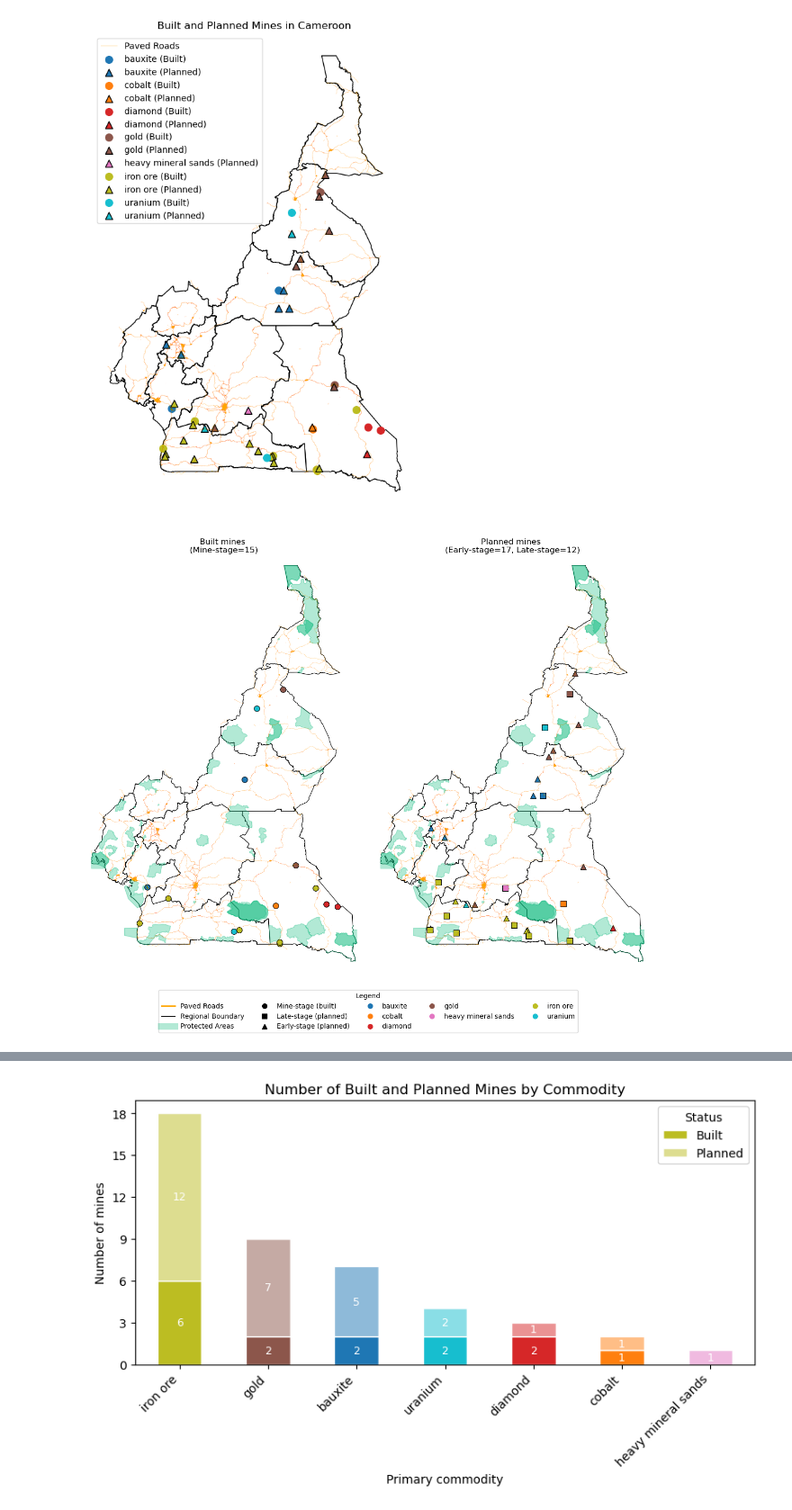
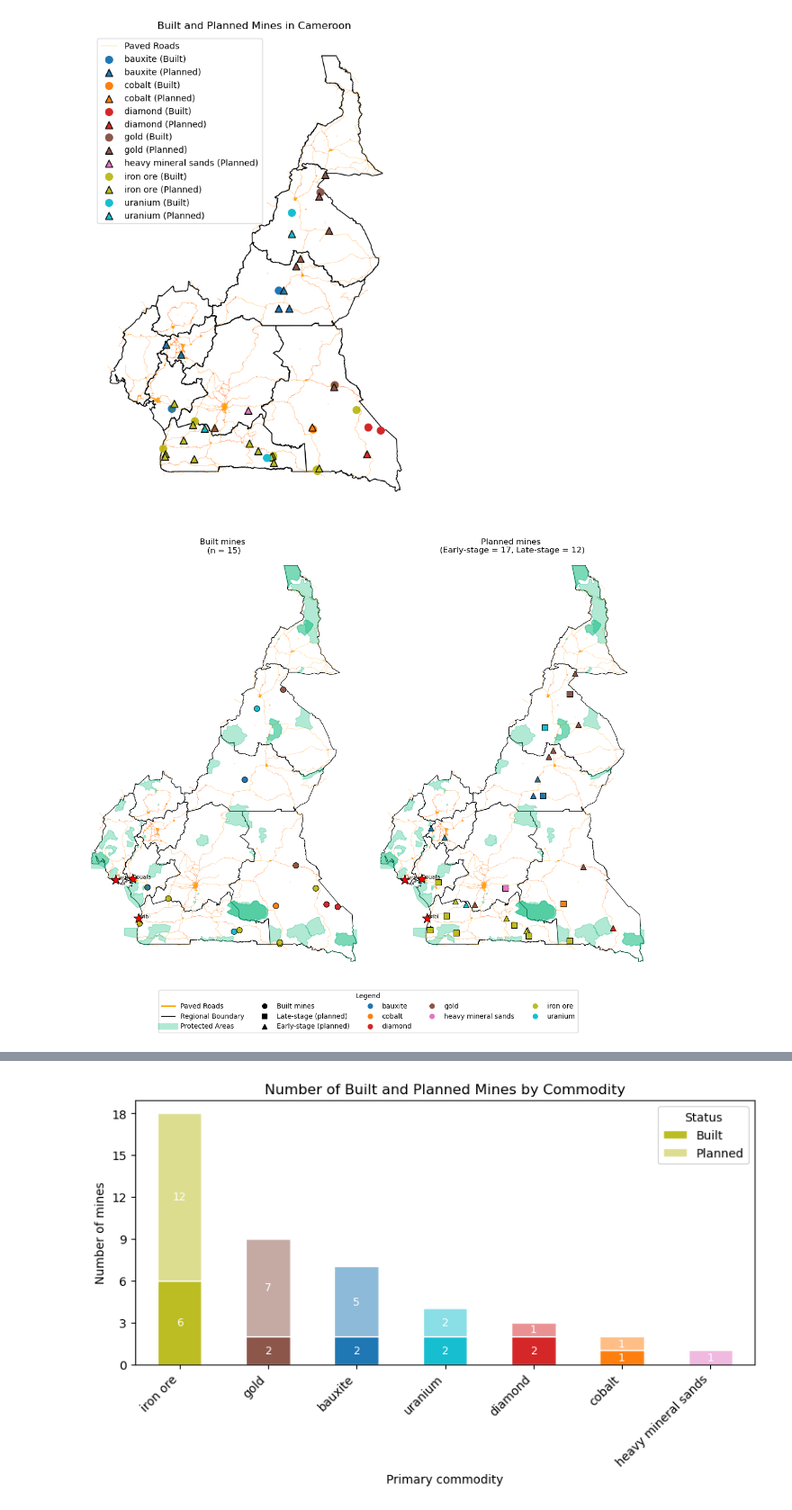
Before and after one commit to movephutthaphaiboon/strategic-road-planning, a Jupyter notebook: notebook/01_exploration-cmr-mine-locations.ipynb, the cells around one changed output, grey strips where cells are left out. Shown at 90% size. Drawn from its saved outputs; the diff is of its cells as text; code cells hidden in the pictures.

```diff
--- a/notebook/01_exploration-cmr-mine-locations.ipynb
+++ b/notebook/01_exploration-cmr-mine-locations.ipynb
@@ -669,7 +669,7 @@ for c in commodities:
         s.plot(ax=ax_left, color=commodity_colors[c], markersize=70, marker="o", edgecolor="black", linewidth=0.8)
 
 # ax_left.set_title("Built Mines")
-ax_left.set_title(f"Built mines \n (Mine-stage={len(built)}) \n", fontsize=12)
+ax_left.set_title(f"Built mines \n (n = {len(built)}) \n", fontsize=12)
 ax_left.set_xlim(xmin, xmax)
 ax_left.set_ylim(ymin, ymax)
 ax_left.axis("off")
@@ -696,24 +696,24 @@ for c in commodities:
     if not s.empty:
         s.plot(ax=ax_right, color=commodity_colors[c], markersize=70, marker="s", edgecolor="black", linewidth=0.8)
 
-ax_right.set_title(f"Planned mines \n (Early-stage={len(planned_early)}, Late-stage={len(planned_late)}) \n", fontsize=12)
+ax_right.set_title(f"Planned mines \n (Early-stage = {len(planned_early)}, Late-stage = {len(planned_late)}) \n", fontsize=12)
 ax_right.set_xlim(xmin, xmax)
 ax_right.set_ylim(ymin, ymax)
 ax_right.axis("off")
 
-# # plot ports on both panels
-# for ax in (ax_left, ax_right):
-#     for name, (lat, lon) in port_locations.items():  # dict is (lat, lon)
-#         ax.scatter(
-#             lon, lat,
-#             marker="*",
-#             s=120,
-#             color="deepskyblue",
-#             edgecolors="black",
-#             linewidths=0.8,
-#             zorder=6
-#         )
-#         ax.text(lon, lat, name, fontsize=8, color="black", zorder=7)
+# plot ports on both panels
+for ax in (ax_left, ax_right):
+    for name, (lat, lon) in port_locations.items():  # dict is (lat, lon)
+        ax.scatter(
+            lon, lat,
+            marker="*",
+            s=240,
+            color="red",
+            edgecolors="black",
+            linewidths=0.8,
+            zorder=10
+        )
+        ax.text(lon, lat, name, fontsize=8, color="black", zorder=7)
 
 # legends (commodity colors + marker shape meaning)
 commodity_handles = [
@@ -724,39 +724,39 @@ commodity_handles = [
     for c in commodities
 ]
 shape_handles = [
-    plt.Line2D([0], [0], marker="o", color="black", linestyle="None", markersize=7, label="Mine-stage (built)"),
+    plt.Line2D([0], [0], marker="o", color="black", linestyle="None", markersize=7, label="Built mines"),
     plt.Line2D([0], [0], marker="s", color="black", linestyle="None", markersize=7, label="Late-stage (planned)"),
     plt.Line2D([0], [0], marker="^", color="black", linestyle="None", markersize=7, label="Early-stage (planned)"),
 ]
 road_handles = [
     plt.Line2D([0], [0], color="orange", linewidth=2, linestyle="-", label="Paved Roads")
 ]
 region_handles = [
     plt.Line2D([0], [0], color="black", linewidth=0.8, linestyle="-", label="Regional Boundary")
 ]
 protected_area_handles = [
     plt.Line2D([0], [0], color="#00b777", alpha=0.3, linewidth=10, linestyle="-", label="Protected Areas")
 ]
 
 all_handles = road_handles + region_handles + protected_area_handles + shape_handles + commodity_handles
 all_labels = [h.get_label() for h in all_handles]
 
 # plt.suptitle("Mine locations in Cameroon", y=1.03, fontsize=14)
 plt.tight_layout(rect=[0, 0.12, 1, 0.98])  # leave more space at the bottom
 plt.subplots_adjust(bottom=0.15)  # adjust as needed for your legend height
 
 fig.legend(
     handles=all_handles,
     labels=all_labels,
     title="Legend",
     loc="upper center",
     bbox_to_anchor=(0.5, 0.1),  # 0.01 puts it just below the axes
     ncol=5,
     frameon=True
 )
 plt.show()
 # %% [output]
-[figure, old version]
+[figure, new version]
 # %%
 # consistent colors by commodity
 commodities = sorted(all_mines_gdf["PRIMARY_COMMODITY"].dropna().unique())
```
Also changed, not shown: parts of 3 cells of this notebook.
